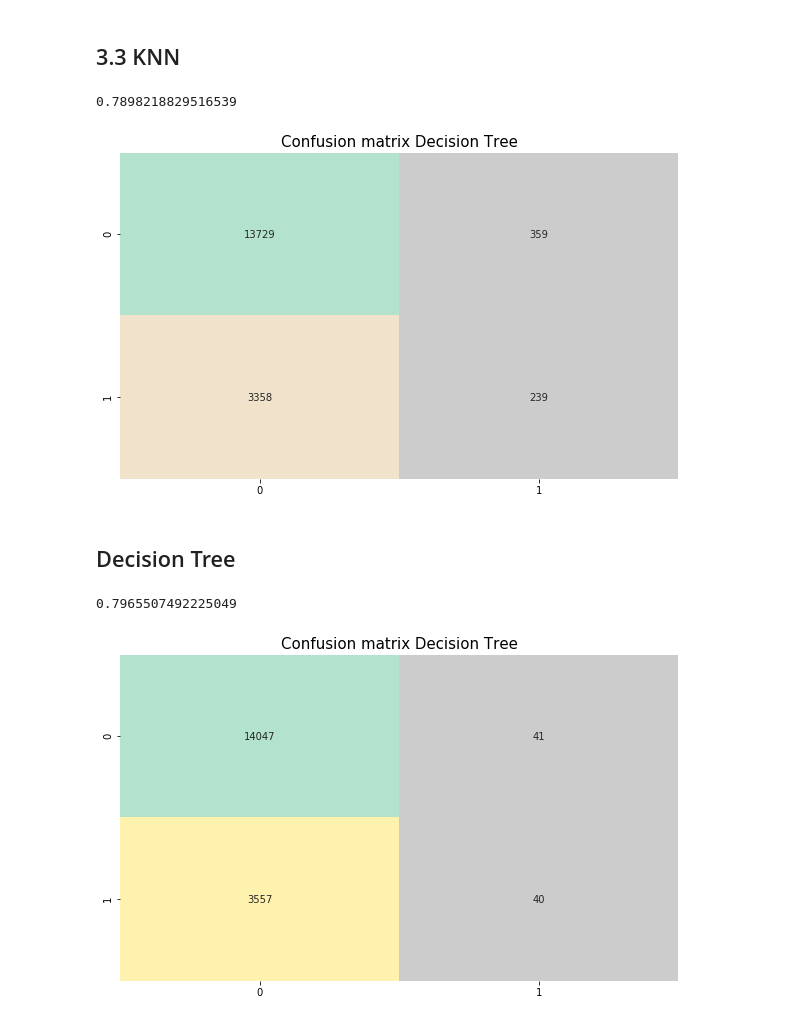
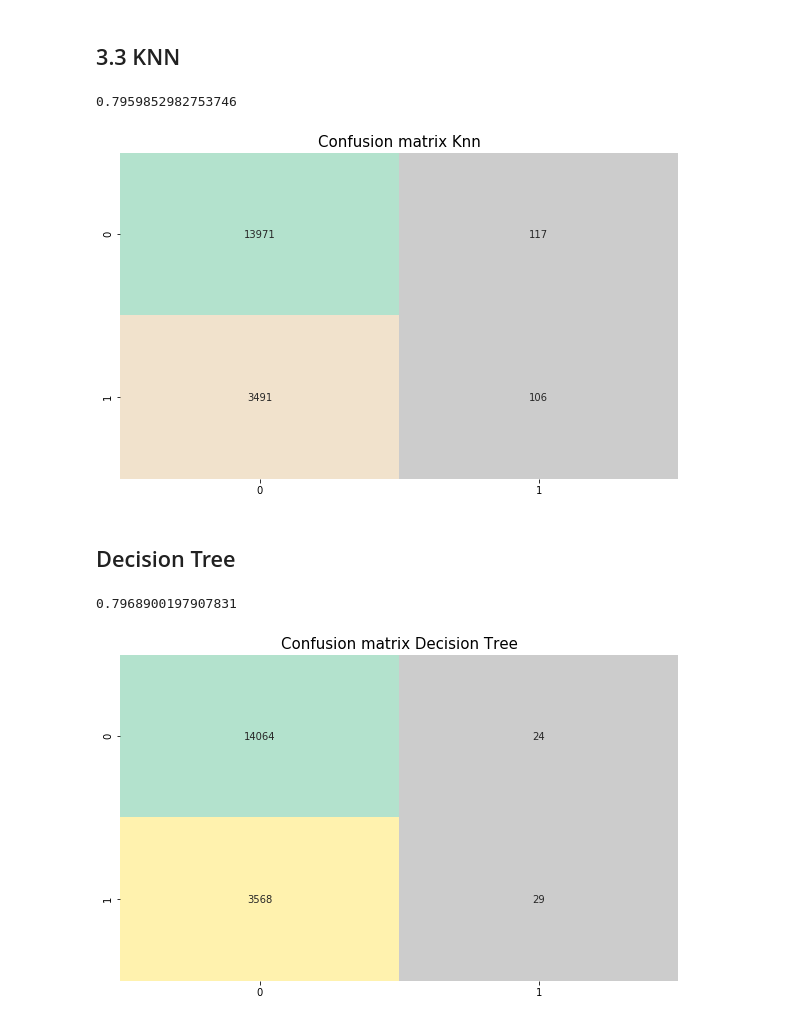
Before and after one commit to IlariaStocchi/ChallengeMedicalShow, a Jupyter notebook: training.ipynb, the cells around one changed output. Saved outputs shown, nothing was run; the diff lists cells and outputs as text; code cells hidden in the pictures.

```diff
--- a/training.ipynb
+++ b/training.ipynb
@@ -175,16 +175,16 @@ Mediamente osservo che il comportamento dei pazienti è analogo nell'ambito di a
 mediante *feature engineering* provo a suddividere i valori della colonna Age in tante fasce d'età, in corrispondenza delle variazioni più significative, e trasformo la colonna stessa da numerica a categorica.
 # %%
 def age_division(dataset) :
-    if dataset['Age'] <= 10 :
-        return 'Age0-10'
-    elif (dataset['Age'] > 10) & (dataset['Age'] <= 35 ):
-        return 'Age10-35'
-    elif (dataset['Age'] > 35) & (dataset['Age'] <= 60) :
-        return 'Age35-60'
-    elif (dataset['Age'] > 60) & (dataset['Age'] <= 80) :
-        return 'Age60-80'
-    elif dataset['Age'] > 80 :
-        return 'AgeOver80'
+    if dataset['Age'] <= 0 :
+        return 'Age0'
+    elif (dataset['Age'] > 0) & (dataset['Age'] <= 5 ):
+        return 'Age0-5'
+    elif (dataset['Age'] > 5) & (dataset['Age'] <= 11) :
+        return 'Age5-20'
+    elif (dataset['Age'] > 11) & (dataset['Age'] <= 60) :
+        return 'Age20-60'
+    elif dataset['Age'] > 60 :
+        return 'AgeOver60'
 training_set['AgeAggregated'] = training_set.apply(lambda data: age_division(data),axis = 1)
 training_set.drop(columns=['Age'], inplace = True) #ora Age non serve più
 
@@ -452,17 +452,17 @@ knn.fit(encoded_X_train,y_train)
 predictions_final2 = knn.predict(encoded_X_test)
 print(knn.score(X_test, y_test))
 # %% [output]
-0.7898218829516539
+0.7959852982753746
 # %%
 confusion_matrix = metrics.confusion_matrix(y_test, predictions_final2)
 plt.figure(figsize = (10,6))
 
 plt.subplot(1,1,1)
-plt.title("Confusion matrix Decision Tree", fontsize=15)
+plt.title("Confusion matrix Knn", fontsize=15)
 sns.heatmap(confusion_matrix, cbar = False, annot = True, cmap = "Pastel2_r", fmt = 'd')
 plt.show()
 # %% [output]
-[figure, old version]
+[figure, new version]
 # %% [markdown]
 ## Decision Tree
 # %%
@@ -472,7 +472,7 @@ dt.fit(encoded_X_train, y_train)
 predictions = dt.predict(encoded_X_test)
 print(dt.score(X_test, y_test))
 # %% [output]
-0.7965507492225049
+0.7968900197907831
 # %%
 confusion_matrix = metrics.confusion_matrix(y_test, predictions)
 plt.figure(figsize = (10,6))
```
Also changed, not shown: parts of 4 cells of this notebook.
